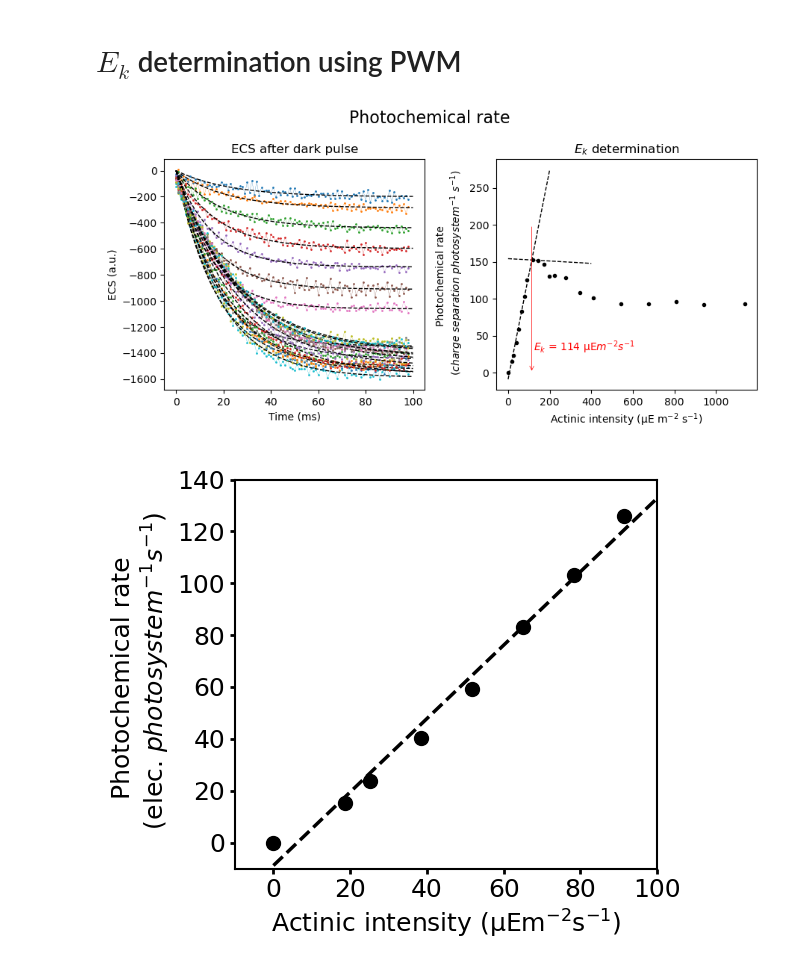
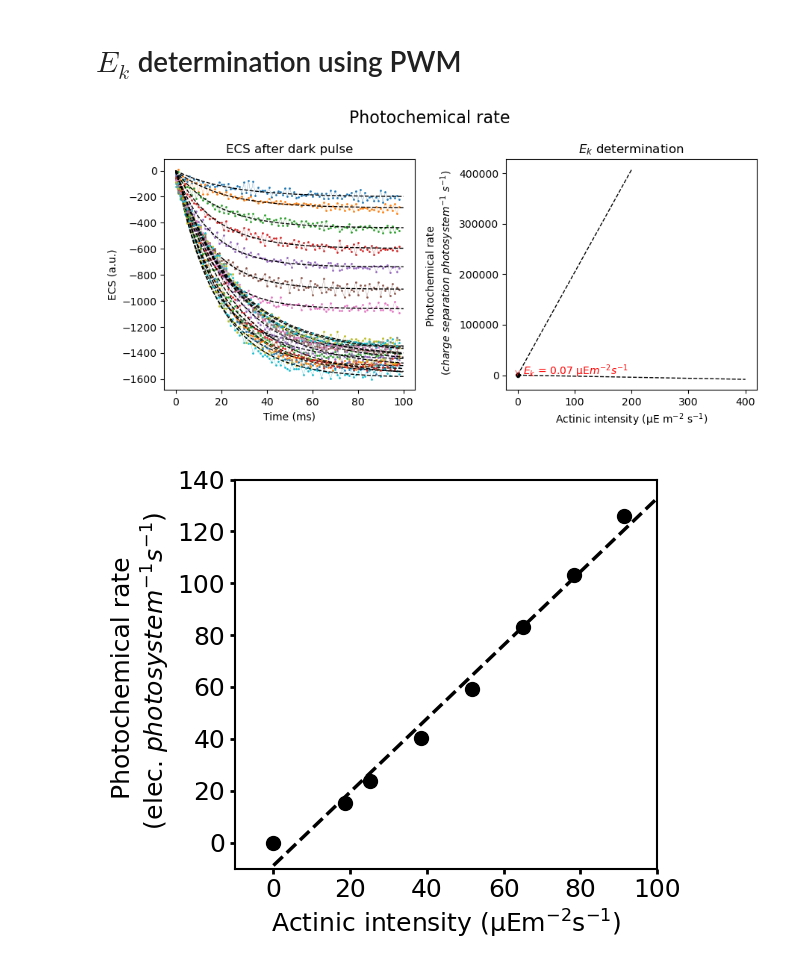
Before and after one commit to orlandomarcelo/DREAM_repo, a Jupyter notebook: Notebooks/Ek.ipynb, the cells around one changed output. Cells and saved outputs as stored; diff of their text form; code cells hidden in the pictures.

```diff
--- a/Notebooks/Ek.ipynb
+++ b/Notebooks/Ek.ipynb
@@ -95,7 +95,7 @@ figure_name = "Photochemical rate "
 fig.suptitle(figure_name, fontsize = 16)
 
 Intensity = 1326 * np.asarray(PWM_rel) + 11.9
-#Intensity = PWM_rel.copy()
+Intensity = PWM_rel.copy()
 
 start = 0
 stop = 100
@@ -145,36 +145,36 @@ if Ek_fit == "lin":
     ax2.plot(x2fit, y2fit, '--', color ='k', linewidth = 1)
     Ek = (popt2[1] - popt1[1])/(popt1[0] - popt2[0])
     ax2.annotate("", xy=(Ek, 0), xytext=(Ek, 200), arrowprops=dict(arrowstyle="->", color="red", linewidth = 0.5))
-    ax2.text(Ek + 10, 30, f"$E_k$ = {Ek:.0f}" + " µE$m^{-2} s^{-1}$", fontsize = 10, color = "red")
+    ax2.text(Ek + 10, 30, f"$E_k$ = {Ek:.2f}" + " µE$m^{-2} s^{-1}$", fontsize = 10, color = "red")
 
 
 if Ek_fit == "overshoot":
     popt, xfit, yfit = tools.sat_overshoot_fit(Intensity, vitesse, 0, 0.8, 50, p0 = [55, 0.02, 40, 0.1])
     ax2.plot(xfit, yfit, '--', color ='k', linewidth = 1)
     Ek = popt[1]
     ax2.annotate("", xy=(Ek, ax2.get_ylim()[0]), xytext=(Ek, ax2.get_ylim()[1]), arrowprops=dict(arrowstyle="->", color="red", linewidth = 0.5))
     ax2.text(Ek + 10, 30, f"$E_k$ = {Ek:.0f}", fontsize = 10, color = "red")
 
 
 
 
 ax2.set_title("$E_{k}$ determination")
 ax2.set_xlabel("Actinic intensity (µE m$^{-2}$ s$^{-1}$)")
 ax2.set_ylabel("Photochemical rate \n ($charge$ $separation$ $photosystem^{-1}$ $s^{-1}$)")
 # ax2.set_xlim([0,0.13])
 # ax2.set_ylim([0,100])
 
 fig.tight_layout()
 
 plt.show()
 
 fig_folder = manip.path + "/Figures"
 if not os.path.isdir(fig_folder):
     os.mkdir(fig_folder)
 
 fig.savefig(fig_folder + "/" + figure_name + Ek_fit + ".png")
 # %% [output]
-[figure, old version]
+[figure, new version]
 # %%
 line = 2.5
 marker = 10
```
Also changed, not shown: 7 other files.
